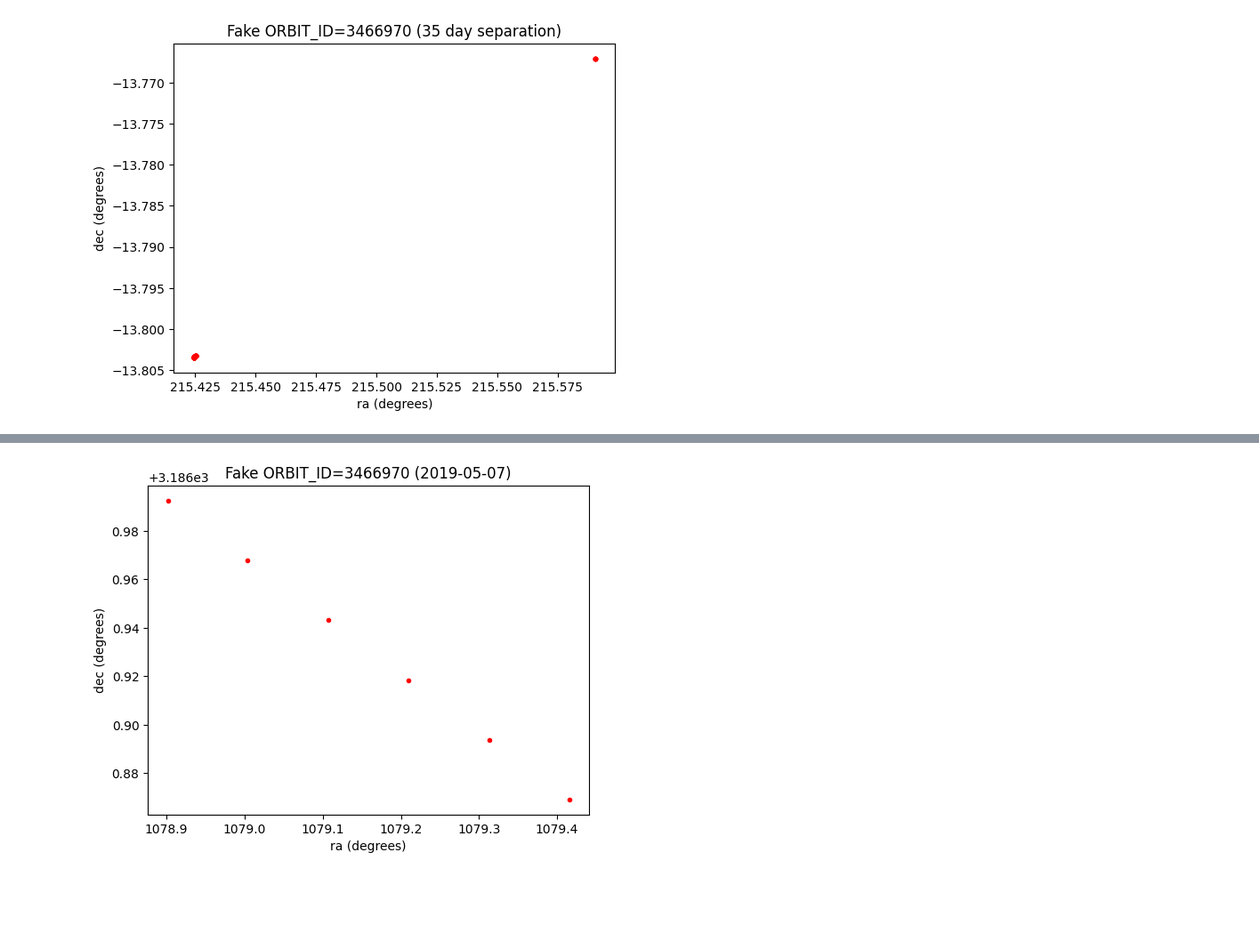
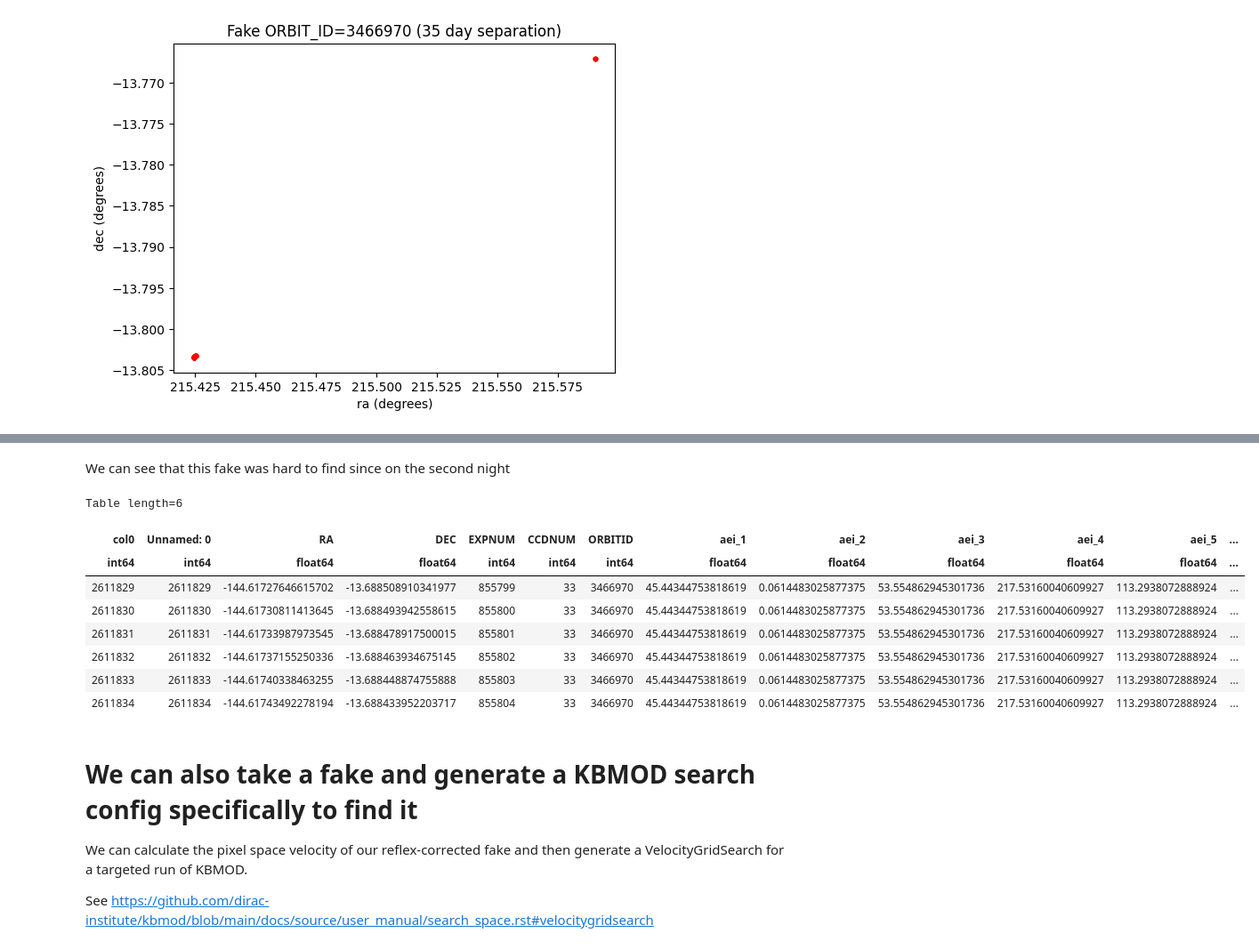
Before and after one commit to dirac-institute/kbmod-tno-scripts, a Jupyter notebook: kbmod_multi_night_search.ipynb, the cells around one changed output, grey strips where cells are left out. Shown at 89% size. Saved outputs shown, nothing was run; the diff lists cells and outputs as text; code cells hidden in the pictures; blank space fills up the shorter version.

```diff
--- a/kbmod_multi_night_search.ipynb
+++ b/kbmod_multi_night_search.ipynb
@@ -686,4 +674,21 @@ plot_fake_x_y_single_night(fakes, CURR_ORBIT_ID, "2019-04-02")
+# %% [markdown]
+We can see that this fake was hard to find since on the second night
 # %%
-plot_fake_x_y_single_night(fakes, CURR_ORBIT_ID, "2019-05-07")
+single_night = fakes[fakes["ORBITID"] == CURR_ORBIT_ID]
+single_night[single_night["local_obsnight"] == "2019-05-07"]
 # %% [output]
-[figure, removed]
+Table length=6
+| col0 | Unnamed: 0 | RA | DEC | EXPNUM | CCDNUM | ORBITID | aei_1 | aei_2 | aei_3 | aei_4 | aei_5 | ... |
+| int64 | int64 | float64 | float64 | int64 | int64 | int64 | float64 | float64 | float64 | float64 | float64 | ... |
+| 2611829 | 2611829 | -144.61727646615702 | -13.688508910341977 | 855799 | 33 | 3466970 | 45.44344753818619 | 0.0614483025877375 | 53.554862945301736 | 217.53160040609927 | 113.2938072888924 | ... |
+| 2611830 | 2611830 | -144.61730811413645 | -13.688493942558615 | 855800 | 33 | 3466970 | 45.44344753818619 | 0.0614483025877375 | 53.554862945301736 | 217.53160040609927 | 113.2938072888924 | ... |
+| 2611831 | 2611831 | -144.61733987973545 | -13.688478917500015 | 855801 | 33 | 3466970 | 45.44344753818619 | 0.0614483025877375 | 53.554862945301736 | 217.53160040609927 | 113.2938072888924 | ... |
+| 2611832 | 2611832 | -144.61737155250336 | -13.688463934675145 | 855802 | 33 | 3466970 | 45.44344753818619 | 0.0614483025877375 | 53.554862945301736 | 217.53160040609927 | 113.2938072888924 | ... |
+| 2611833 | 2611833 | -144.61740338463255 | -13.688448874755888 | 855803 | 33 | 3466970 | 45.44344753818619 | 0.0614483025877375 | 53.554862945301736 | 217.53160040609927 | 113.2938072888924 | ... |
+| 2611834 | 2611834 | -144.61743492278194 | -13.688433952203717 | 855804 | 33 | 3466970 | 45.44344753818619 | 0.0614483025877375 | 53.554862945301736 | 217.53160040609927 | 113.2938072888924 | ... |
+# %% [markdown]
+# We can also take a fake and generate a KBMOD search config specifically to find it
+
+We can calculate the pixel space velocity of our reflex-corrected fake and then generate a VelocityGridSearch for a targeted run of KBMOD.
+
+See https://github.com/dirac-institute/kbmod/blob/main/docs/source/user_manual/search_space.rst#velocitygridsearch
```
Also changed, not shown: parts of 12 cells of this notebook.
